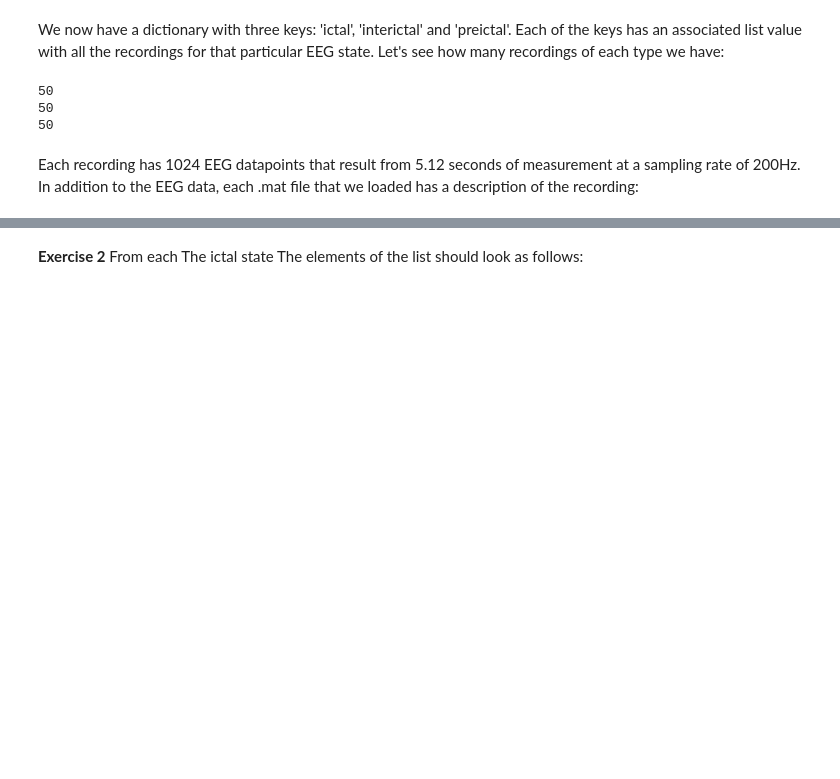
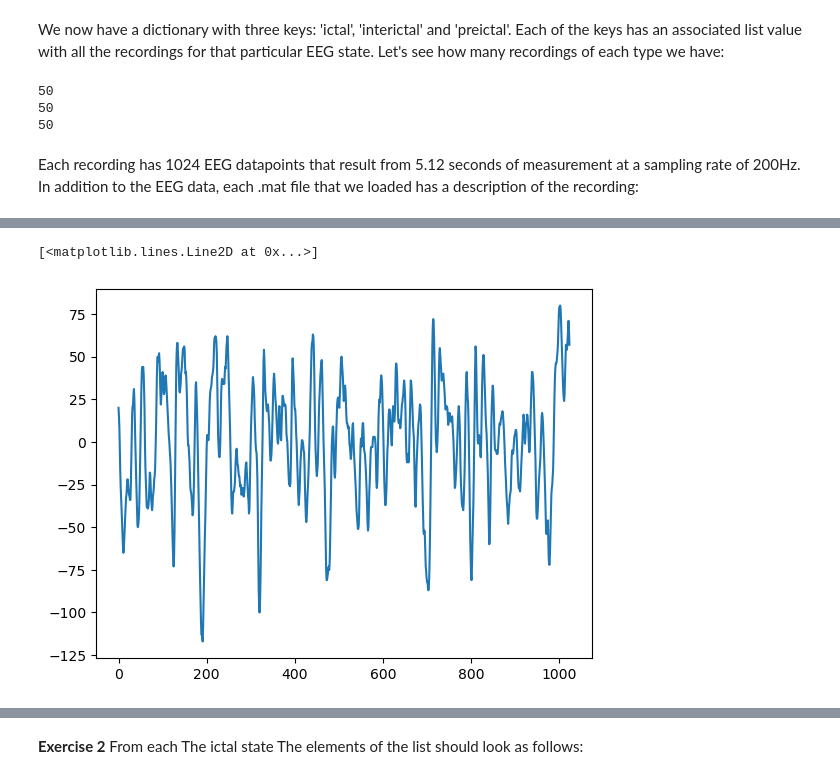
Before and after one commit to nissinassime/DS02-Neural-Networks-2-Practice, a Jupyter notebook: epilepsy.ipynb, the cells around one changed output, grey strips where cells are left out. Cells and saved outputs as stored; diff of their text form; code cells hidden in the pictures; blank space fills up the shorter version.

```diff
--- a/epilepsy.ipynb
+++ b/epilepsy.ipynb
@@ -79,0 +139,5 @@ eeg['ictal'][0]
+# %%
+plt.plot(eeg['preictal'][0]['preictal'])
+# %% [output]
+[<matplotlib.lines.Line2D at 0x...>]
+[figure, added]
```
Also changed, not shown: parts of 23 cells of this notebook.
